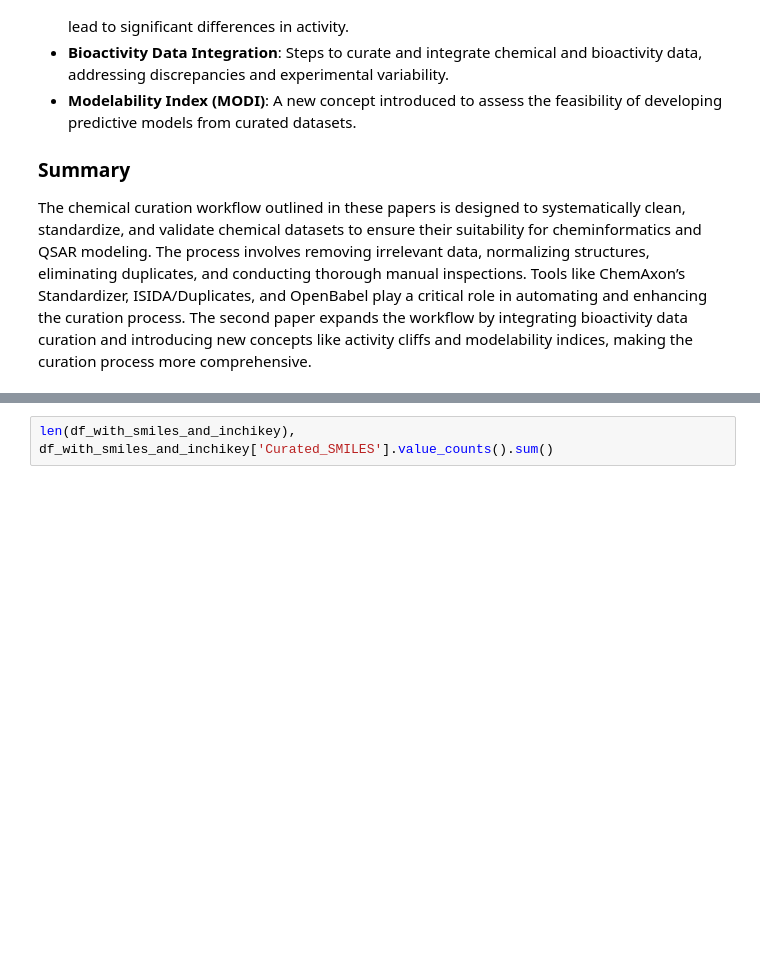
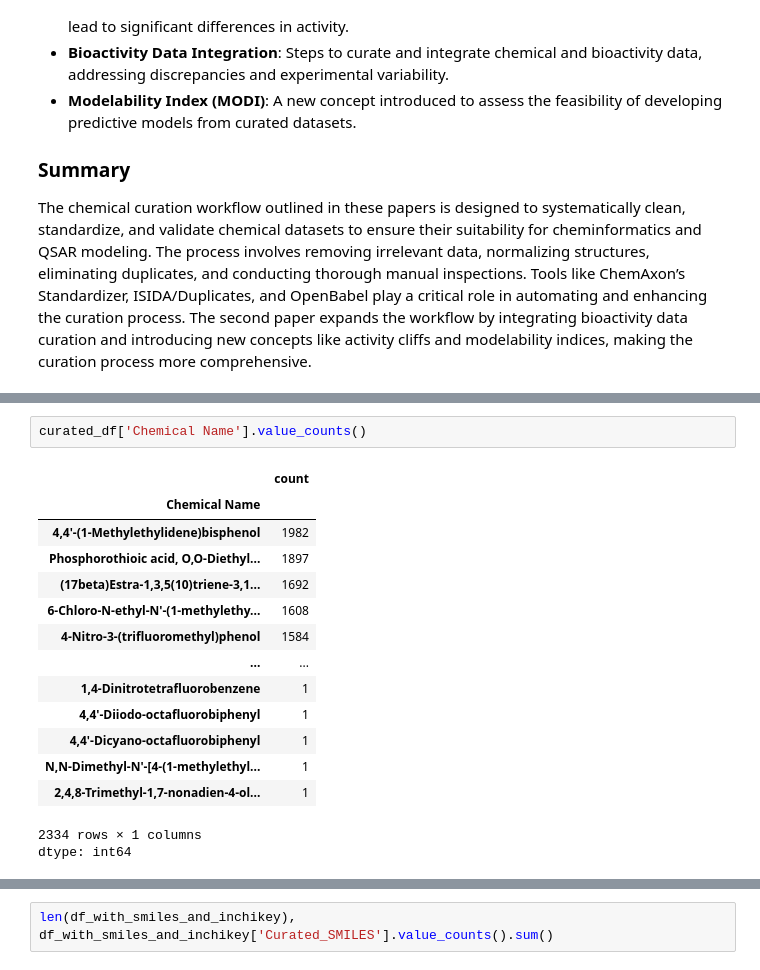
Before and after one commit to asmaa-a-abdelwahab/Integrative-SSD-Modeling-in-Ecotox-Risk-Assessment, a Jupyter notebook: Integrative_Analysis/Notebooks/2.2-Chemical_Curation_Workflow.ipynb, the cells around one changed output, grey strips where cells are left out. Saved outputs shown, nothing was run; the diff lists cells and outputs as text; blank space fills up the shorter version.

```diff
--- a/Integrative_Analysis/Notebooks/2.2-Chemical_Curation_Workflow.ipynb
+++ b/Integrative_Analysis/Notebooks/2.2-Chemical_Curation_Workflow.ipynb
@@ -123,0 +549,18 @@ The chemical curation workflow outlined in these papers is designed to systemati
+# %%
+curated_df['Chemical Name'].value_counts()
+# %% [output]
+|  | count |
+| Chemical Name |  |
+| 4,4'-(1-Methylethylidene)bisphenol | 1982 |
+| Phosphorothioic acid, O,O-Diethyl... | 1897 |
+| (17beta)Estra-1,3,5(10)triene-3,1... | 1692 |
+| 6-Chloro-N-ethyl-N'-(1-methylethy... | 1608 |
+| 4-Nitro-3-(trifluoromethyl)phenol | 1584 |
+| ... | ... |
+| 1,4-Dinitrotetrafluorobenzene | 1 |
+| 4,4'-Diiodo-octafluorobiphenyl | 1 |
+| 4,4'-Dicyano-octafluorobiphenyl | 1 |
+| N,N-Dimethyl-N'-[4-(1-methylethyl... | 1 |
+| 2,4,8-Trimethyl-1,7-nonadien-4-ol... | 1 |
+2334 rows × 1 columns
+dtype: int64
```
Also changed, not shown: parts of 35 cells of this notebook, 9 other files.
